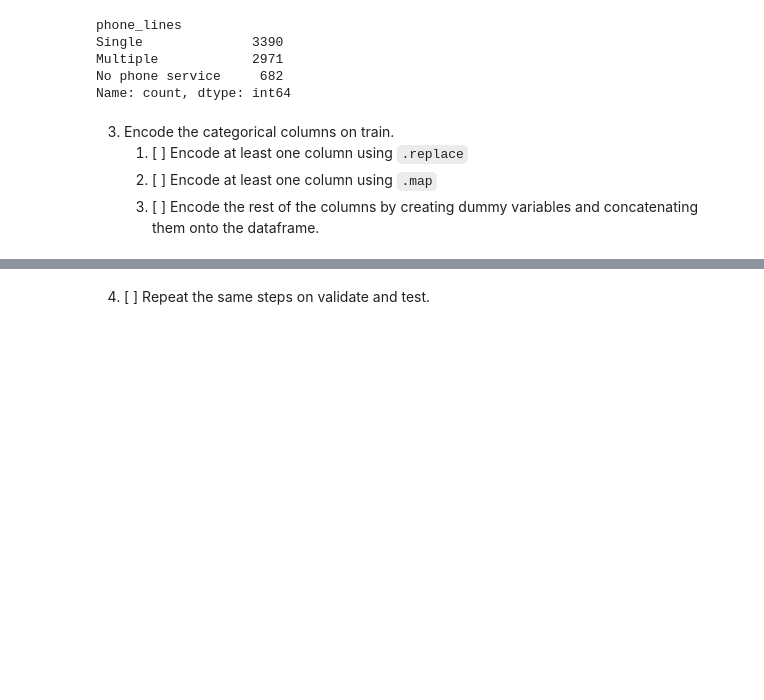
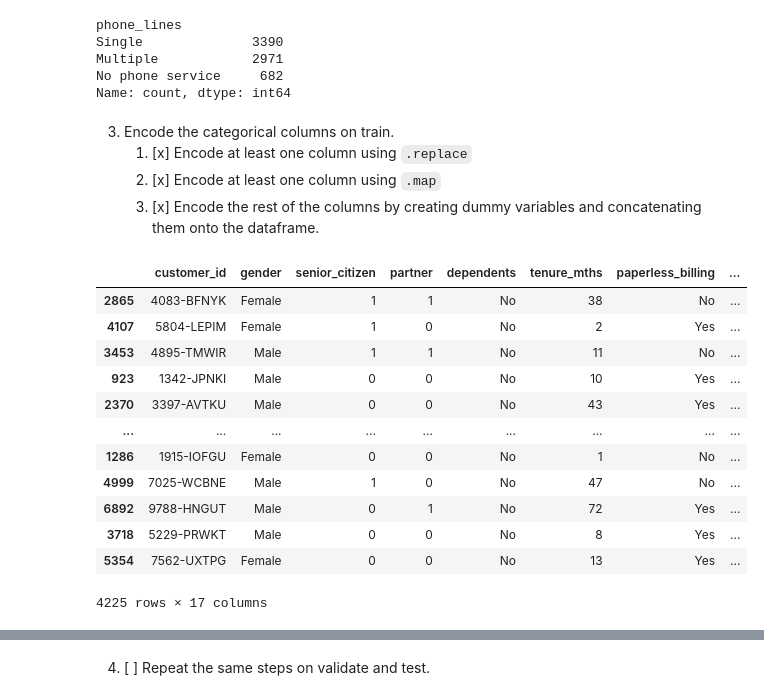
Before and after one commit to Michael-Nelson361/classification-exercises, a Jupyter notebook: modeling.ipynb, the cells around one changed output, grey strips where cells are left out. Cells and saved outputs as stored; diff of their text form; code cells hidden in the pictures; blank space fills up the shorter version.

Commit message:
Adjusted columns for the get_dummies functions Adjusted telco section of preprocessing code to work on train dataset rather than whole dataset

```diff
--- a/modeling.ipynb
+++ b/modeling.ipynb
@@ -499,8 +499,28 @@ Single              3390
 Multiple            2971
 No phone service     682
 Name: count, dtype: int64
+# %%
+train,validate,test = prepare.split_df(telco,'churn')
 # %% [markdown]
 3. Encode the categorical columns on train.
-    1. [ ] Encode at least one column using `.replace`
-    2. [ ] Encode at least one column using `.map`
-    3. [ ] Encode the rest of the columns by creating dummy variables and concatenating them onto the dataframe.
+    1. [x] Encode at least one column using `.replace`
+    2. [x] Encode at least one column using `.map`
+    3. [x] Encode the rest of the columns by creating dummy variables and concatenating them onto the dataframe.
+# %%
+# Encode partner by replacing 'Yes' with 1 and 'No' with 0
+train['partner'] = train.partner.replace(['Yes','No'],[1,0])
+train
+# %% [output]
+|  | customer_id | gender | senior_citizen | partner | dependents | tenure_mths | paperless_billing | ... |
+| 2865 | 4083-BFNYK | Female | 1 | 1 | No | 38 | No | ... |
+| 4107 | 5804-LEPIM | Female | 1 | 0 | No | 2 | Yes | ... |
+| 3453 | 4895-TMWIR | Male | 1 | 1 | No | 11 | No | ... |
+| 923 | 1342-JPNKI | Male | 0 | 0 | No | 10 | Yes | ... |
+| 2370 | 3397-AVTKU | Male | 0 | 0 | No | 43 | Yes | ... |
+| ... | ... | ... | ... | ... | ... | ... | ... | ... |
+| 1286 | 1915-IOFGU | Female | 0 | 0 | No | 1 | No | ... |
+| 4999 | 7025-WCBNE | Male | 1 | 0 | No | 47 | No | ... |
+| 6892 | 9788-HNGUT | Male | 0 | 1 | No | 72 | Yes | ... |
+| 3718 | 5229-PRWKT | Male | 0 | 0 | No | 8 | Yes | ... |
+| 5354 | 7562-UXTPG | Female | 0 | 0 | No | 13 | Yes | ... |
+4225 rows × 17 columns
```
Also changed, not shown: parts of 24 cells of this notebook.
